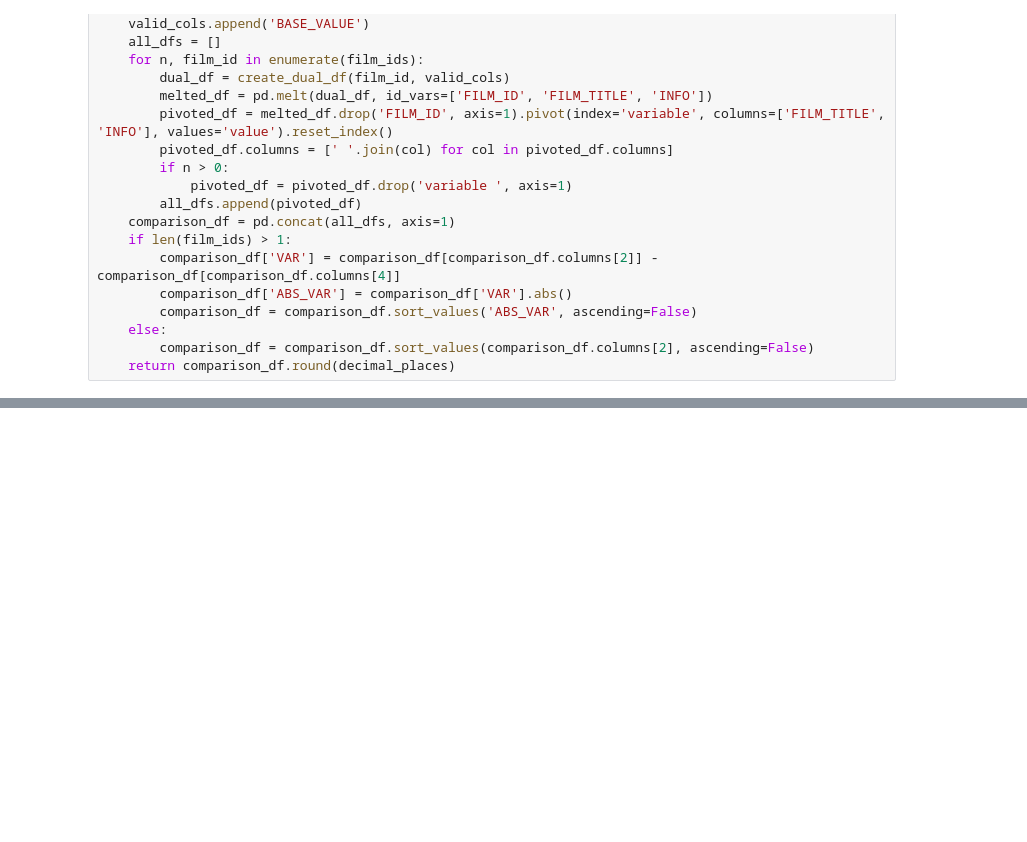
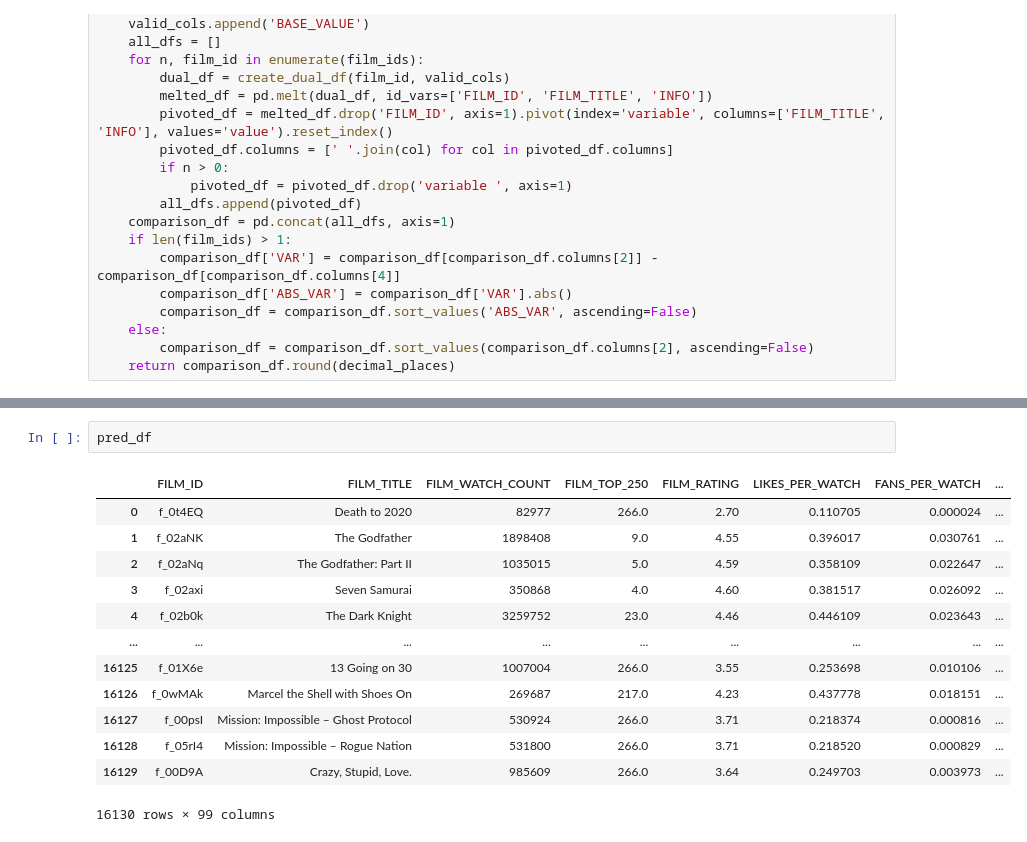
Before and after one commit to TD1138/letterboxd-app, a Jupyter notebook: lib/notebooks/AlgoDebugging.ipynb, the cells around one changed output, grey strips where cells are left out. Cells and saved outputs as stored; diff of their text form; blank space fills up the shorter version.

```diff
--- a/lib/notebooks/AlgoDebugging.ipynb
+++ b/lib/notebooks/AlgoDebugging.ipynb
@@ -156,0 +142,16 @@ sns.scatterplot(pred_df, x='FILM_RATING', y='EITHER_SCORE', hue='RATED')
+# %%
+pred_df
+# %% [output]
+|  | FILM_ID | FILM_TITLE | FILM_WATCH_COUNT | FILM_TOP_250 | FILM_RATING | LIKES_PER_WATCH | FANS_PER_WATCH | ... |
+| 0 | f_0t4EQ | Death to 2020 | 82977 | 266.0 | 2.70 | 0.110705 | 0.000024 | ... |
+| 1 | f_02aNK | The Godfather | 1898408 | 9.0 | 4.55 | 0.396017 | 0.030761 | ... |
+| 2 | f_02aNq | The Godfather: Part II | 1035015 | 5.0 | 4.59 | 0.358109 | 0.022647 | ... |
+| 3 | f_02axi | Seven Samurai | 350868 | 4.0 | 4.60 | 0.381517 | 0.026092 | ... |
+| 4 | f_02b0k | The Dark Knight | 3259752 | 23.0 | 4.46 | 0.446109 | 0.023643 | ... |
+| ... | ... | ... | ... | ... | ... | ... | ... | ... |
+| 16125 | f_01X6e | 13 Going on 30 | 1007004 | 266.0 | 3.55 | 0.253698 | 0.010106 | ... |
+| 16126 | f_0wMAk | Marcel the Shell with Shoes On | 269687 | 217.0 | 4.23 | 0.437778 | 0.018151 | ... |
+| 16127 | f_00psI | Mission: Impossible – Ghost Protocol | 530924 | 266.0 | 3.71 | 0.218374 | 0.000816 | ... |
+| 16128 | f_05rI4 | Mission: Impossible – Rogue Nation | 531800 | 266.0 | 3.71 | 0.218520 | 0.000829 | ... |
+| 16129 | f_00D9A | Crazy, Stupid, Love. | 985609 | 266.0 | 3.64 | 0.249703 | 0.003973 | ... |
+16130 rows × 99 columns
```
Also changed, not shown: parts of 19 cells of this notebook.
